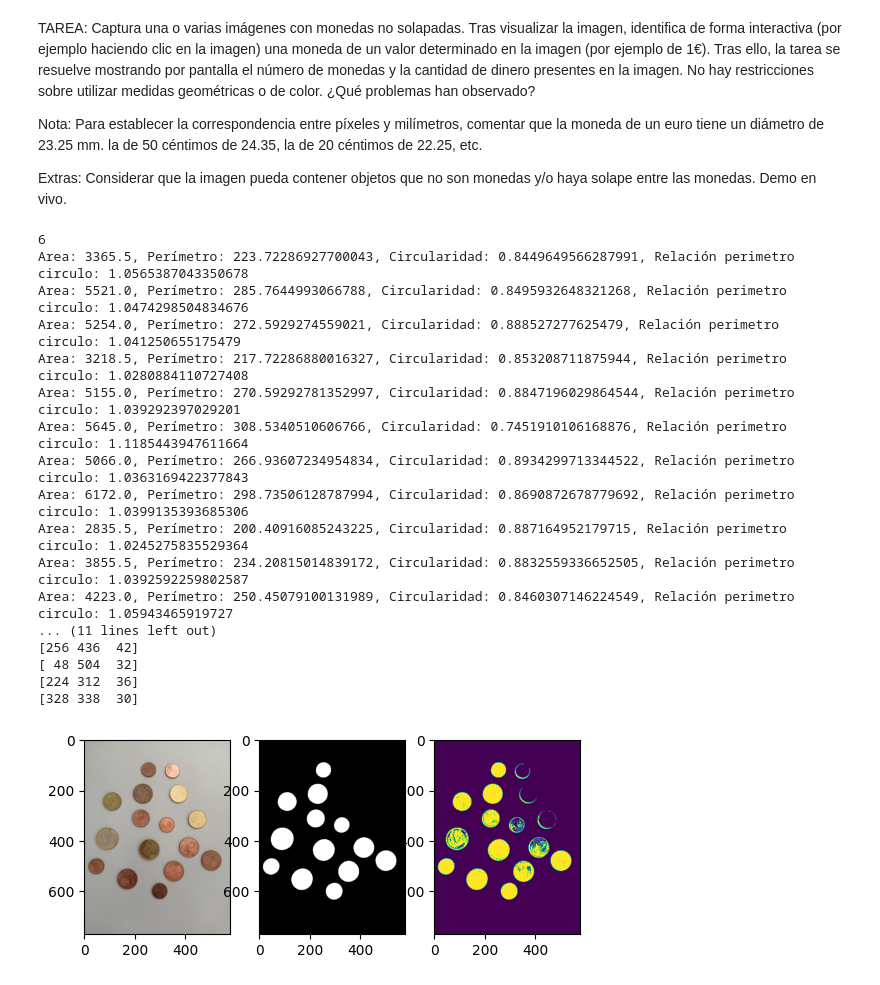
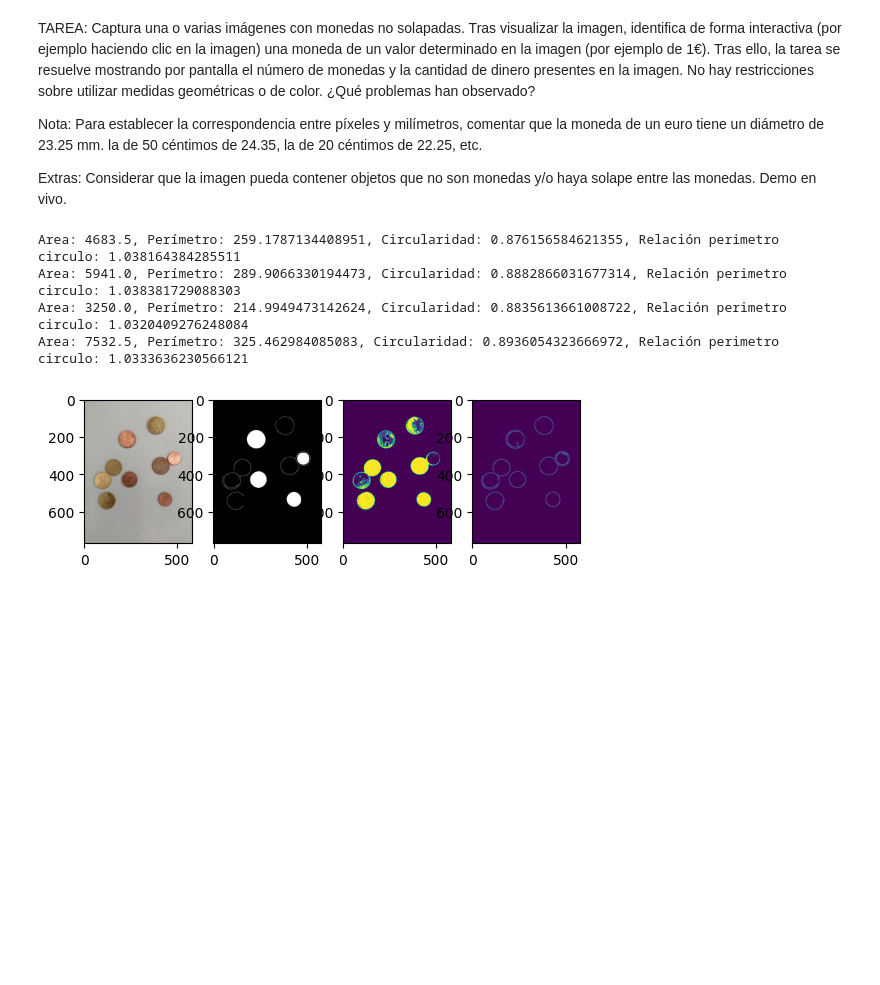
Before and after one commit to jj-quesada/PracticasVC, a Jupyter notebook: VC_P3/P3/VC_P3_Grupo13.ipynb, the cells around one changed output. Saved outputs shown, nothing was run; the diff lists cells and outputs as text; code cells hidden in the pictures; blank space fills up the shorter version.

Commit message:
Improves made on finding contours in coin images

```diff
--- a/VC_P3/P3/VC_P3_Grupo13.ipynb
+++ b/VC_P3/P3/VC_P3_Grupo13.ipynb
@@ -9,7 +9,7 @@ import cv2
 import numpy as np
 import matplotlib.pyplot as plt
 # %%
-img = cv2.imread('./Assets/EvenlyScattered.jpg')
+img = cv2.imread('./Assets/RandomScattered.jpg')
 if img.shape[1] > 800:
     factor_reduccion = img.shape[1]//500
     img = cv2.resize(img, (img.shape[1]//factor_reduccion,img.shape[0]//factor_reduccion))
@@ -21,10 +21,17 @@ umbral = 200
 th1,img_th1 = cv2.threshold(img_gris,umbral,255,cv2.THRESH_BINARY_INV)
 th2,img_th2 = cv2.threshold(img_gris,0,255,cv2.THRESH_BINARY_INV+cv2.THRESH_OTSU)
 
-contornos2, hierarchy2 = cv2.findContours(img_th2,
+img_median_blur = cv2.medianBlur(img_gris, 7)
+img_gaussian_blur = cv2.GaussianBlur(img_gris, (9, 9), 3)
+
+canny_output = cv2.Canny(img_gaussian_blur, 0, 85)
+
+contornos2, hierarchy2 = cv2.findContours(canny_output,
     cv2.RETR_EXTERNAL ,
     cv2.CHAIN_APPROX_SIMPLE)
 #cv2.drawContours(img, contornos2, -1, (0,255,0), 3)
+
+img_blur = cv2.medianBlur(img_gris, 7)
 
 img_cont = np.zeros(img_rgb.shape, dtype=np.uint8)
 #Recorre los contornos externos
@@ -47,77 +54,85 @@ for c in contornos2:
         circularidad = 4*np.pi*area/(perimetro*perimetro)
         relacion_perimetro_circulo = perimetro/(2*np.pi*radio)
 
+        cv2.drawContours(img_cont, [c], -1, (255,255,255), -1)
+
         if  0.5 < circularidad < 1.1 and 1 < relacion_perimetro_circulo < 1.5:
             cv2.drawContours(img_cont, [c], -1, (255,255,255), -1)
             print(f'Area: {area}, Perímetro: {perimetro}, Circularidad: {circularidad}, Relación perimetro circulo: {relacion_perimetro_circulo}')
 
 #Hough
-
+"""
 # Convertir la imagen de contornos a escala de grises para usar con HoughCircles
 img_cont_gris = cv2.cvtColor(img_cont, cv2.COLOR_RGB2GRAY)
 
 # Aplicar un desenfoque a img_cont_gris para reducir ruido
 img_cont_blur = cv2.GaussianBlur(img_cont_gris, (9, 9), 3)
 
+img_blur = cv2.medianBlur(img_gris, 7)
+
 circles = cv2.HoughCircles(
-    img_cont_blur,
+    img_blur,
     cv2.HOUGH_GRADIENT,
-    dp=1,
+    dp=2,
     minDist=30,
-    param1=150,
-    param2=50,
+    param1=70,
+    param2=80,
     minRadius=0,
     maxRadius=150
 )
-if circles is not None:
+
+#Dibuja sobre entrada e imagen vacía
+img_test = np.zeros(img_rgb.shape)
+img_rgb = cv2.cvtColor(img, cv2.COLOR_BGR2RGB)
+for det in circles[0]:
+        x_coor, y_coor, det_radio = det
+        cv2.circle(img_rgb,(int(x_coor), int(y_coor)),
+            int(det_radio),(0, 255, 0), 2)
+        cv2.circle(img_test,(int(x_coor), int(y_coor)),
+            int(det_radio),(255, 255, 255), -1)
+
+            if circles is not None:
     circles = np.uint16(np.around(circles))
     for i in circles[0, :]:
         print(i)
         center = (i[0], i[1])
         # Dibujar el círculo externo
         cv2.circle(img, (i[0], i[1]), i[2], (0, 255, 0), 2)
 
+"""
 
-plt.subplot(1, 3, 1)
+plt.subplot(1, 4, 1)
 plt.imshow(img_rgb)
 
-plt.subplot(1, 3, 2)
+plt.subplot(1, 4, 2)
 plt.imshow(img_cont)
 
-plt.subplot(1, 3, 3)
+plt.subplot(1, 4, 3)
 plt.imshow(img_th2)
+
+plt.subplot(1, 4, 4)
+plt.imshow(canny_output)
+
 
 windowName = "amor"
 
 cv2.namedWindow(windowName)
 def on_mouse(event, x, y, flags, userdata):
     if event == cv2.EVENT_LBUTTONDOWN and isCoin(x,y, img_cont):
         print(f'Mouse position: ({x}, {y})')
 
 def isCoin(x, y, img):
     return (0 != np.sum(img[y,x]))
-
 cv2.setMouseCallback(windowName, on_mouse)
 
-cv2.imshow(windowName,img)
-cv2.waitKey(-1) # Se detiene hasta pulsar tecla (>0 milisegundos)
+cv2.imshow(windowName,img_rgb)
+while cv2.waitKey(20) != 27:
+    dummy = 0
+     # Se detiene hasta pulsar tecla (>0 milisegundos)
 cv2.destroyAllWindows() # Destruye todas las ventanas
 # %% [output]
-6
-Area: 3365.5, Perímetro: 223.72286927700043, Circularidad: 0.8449649566287991, Relación perimetro circulo: 1.0565387043350678
-Area: 5521.0, Perímetro: 285.7644993066788, Circularidad: 0.8495932648321268, Relación perimetro circulo: 1.0474298504834676
-Area: 5254.0, Perímetro: 272.5929274559021, Circularidad: 0.888527277625479, Relación perimetro circulo: 1.041250655175479
-Area: 3218.5, Perímetro: 217.72286880016327, Circularidad: 0.853208711875944, Relación perimetro circulo: 1.0280884110727408
-Area: 5155.0, Perímetro: 270.59292781352997, Circularidad: 0.8847196029864544, Relación perimetro circulo: 1.039292397029201
-Area: 5645.0, Perímetro: 308.5340510606766, Circularidad: 0.7451910106168876, Relación perimetro circulo: 1.1185443947611664
-Area: 5066.0, Perímetro: 266.93607234954834, Circularidad: 0.8934299713344522, Relación perimetro circulo: 1.0363169422377843
-Area: 6172.0, Perímetro: 298.73506128787994, Circularidad: 0.8690872678779692, Relación perimetro circulo: 1.0399135393685306
-Area: 2835.5, Perímetro: 200.40916085243225, Circularidad: 0.887164952179715, Relación perimetro circulo: 1.0245275835529364
-Area: 3855.5, Perímetro: 234.20815014839172, Circularidad: 0.8832559336652505, Relación perimetro circulo: 1.0392592259802587
-Area: 4223.0, Perímetro: 250.45079100131989, Circularidad: 0.8460307146224549, Relación perimetro circulo: 1.05943465919727
-... (11 lines left out)
-[256 436  42]
-[ 48 504  32]
-[224 312  36]
-[328 338  30]
+Area: 4683.5, Perímetro: 259.1787134408951, Circularidad: 0.876156584621355, Relación perimetro circulo: 1.038164384285511
+Area: 5941.0, Perímetro: 289.9066330194473, Circularidad: 0.8882866031677314, Relación perimetro circulo: 1.038381729088303
+Area: 3250.0, Perímetro: 214.9949473142624, Circularidad: 0.8835613661008722, Relación perimetro circulo: 1.0320409276248084
+Area: 7532.5, Perímetro: 325.462984085083, Circularidad: 0.8936054323666972, Relación perimetro circulo: 1.0333636230566121
-[figure, old version]
+[figure, new version]
```
